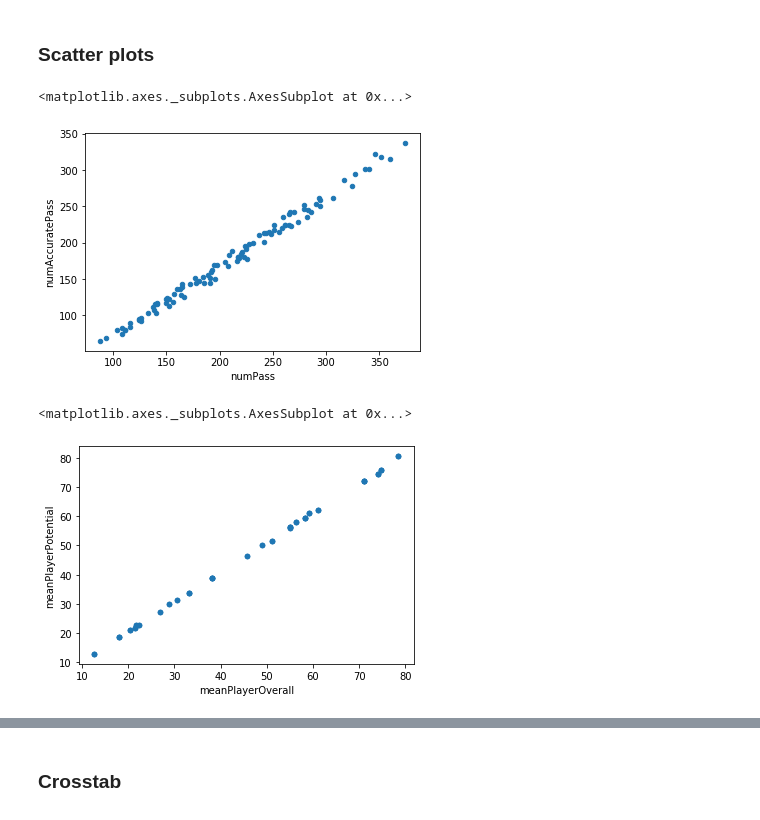
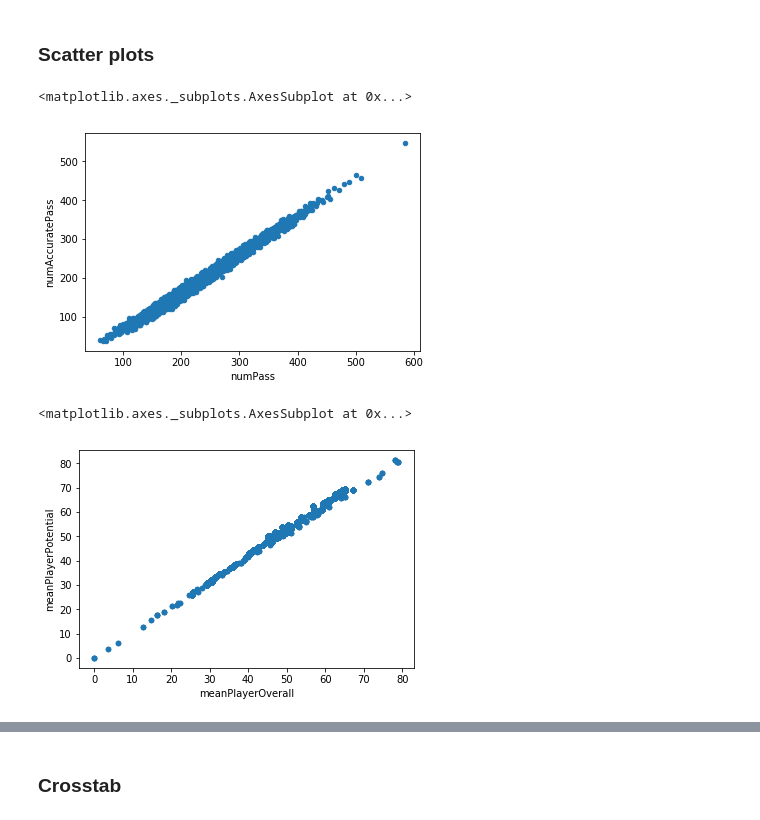
Before and after one commit to magemma/soccer-prediction, a Jupyter notebook: src/riccardo_dataVisualization.ipynb, the cells around one changed output, grey strips where cells are left out. Cells and saved outputs as stored; diff of their text form; code cells hidden in the pictures.

```diff
--- a/src/riccardo_dataVisualization.ipynb
+++ b/src/riccardo_dataVisualization.ipynb
@@ -108,6 +36,5 @@ res.head()
-# %%
-res['goalIn2H'] = res['numSecondHalfGoals']>0
-# %%
-res['numFirstHalfGoals'] = res['finalScore']-res['numSecondHalfGoals']
-# %%
-res = res.drop('_id', axis=1)
+# %%
+df = res.drop(['teamId', 'matchId', 'isHome'], axis=1)
+df_noTarget = res.drop(['teamId', 'matchId', 'isHome', 'isWinner', 'didScoreInSecondHalf'], axis=1)
+target1 = 'isWinner'
+target2 = 'didScoreInSecondHalf'
@@ -132,12 +97,12 @@ TypeError: unhashable type: 'list'
 # %% [markdown]
 ### Scatter plots
 # %%
-results.plot.scatter(y='numAccuratePass', x='numPass')
+df.plot.scatter(y='numAccuratePass', x='numPass')
 # %% [output]
 <matplotlib.axes._subplots.AxesSubplot at 0x...>
-[figure, old version]
+[figure, new version]
 # %%
-results.plot.scatter(y='meanPlayerPotential', x='meanPlayerOverall')
+df.plot.scatter(y='meanPlayerPotential', x='meanPlayerOverall')
 # %% [output]
 <matplotlib.axes._subplots.AxesSubplot at 0x...>
-[figure, old version]
+[figure, new version]
```
Also changed, not shown: parts of 39 cells of this notebook, 2 other files.
